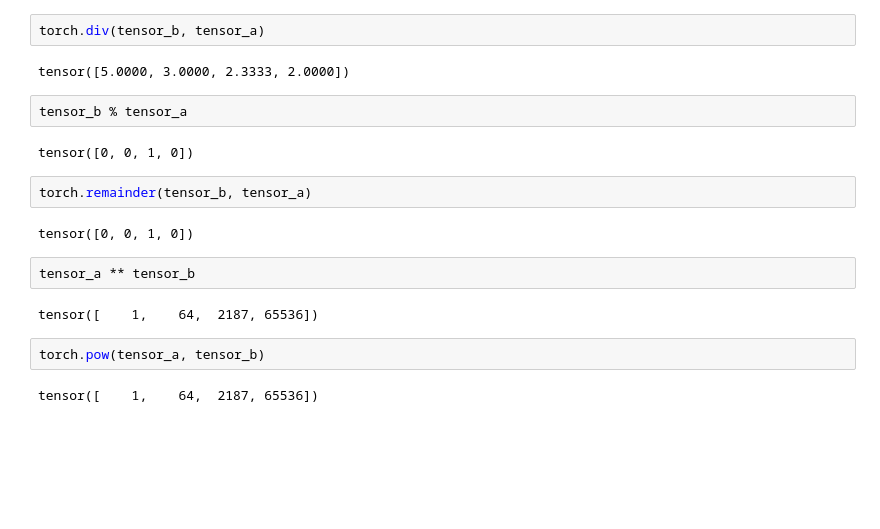
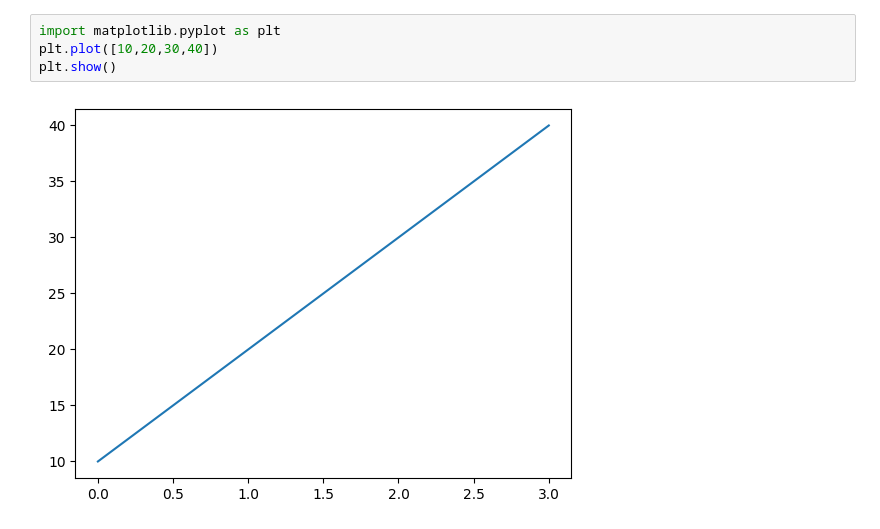
Before and after one commit to codebiney/torch-tutorial, a Jupyter notebook: test.ipynb, the cells around one changed output. Saved outputs shown, nothing was run; the diff lists cells and outputs as text; blank space fills up the shorter version.

```diff
--- a/test.ipynb
+++ b/test.ipynb
@@ -37,20 +3,6 @@ tensor([5.0000, 3.0000, 2.3333, 2.0000])
-# %%
-torch.div(tensor_b, tensor_a)
-# %% [output]
-tensor([5.0000, 3.0000, 2.3333, 2.0000])
-# %%
-tensor_b % tensor_a
-# %% [output]
-tensor([0, 0, 1, 0])
-# %%
-torch.remainder(tensor_b, tensor_a)
-# %% [output]
-tensor([0, 0, 1, 0])
-# %%
-tensor_a ** tensor_b
-# %% [output]
-tensor([    1,    64,  2187, 65536])
-# %%
-torch.pow(tensor_a, tensor_b)
-# %% [output]
-tensor([    1,    64,  2187, 65536])
+# %%
+import matplotlib.pyplot as plt
+plt.plot([10,20,30,40])
+plt.show()
+# %% [output]
+[figure, added]
```
Also changed, not shown: parts of 11 cells of this notebook.
